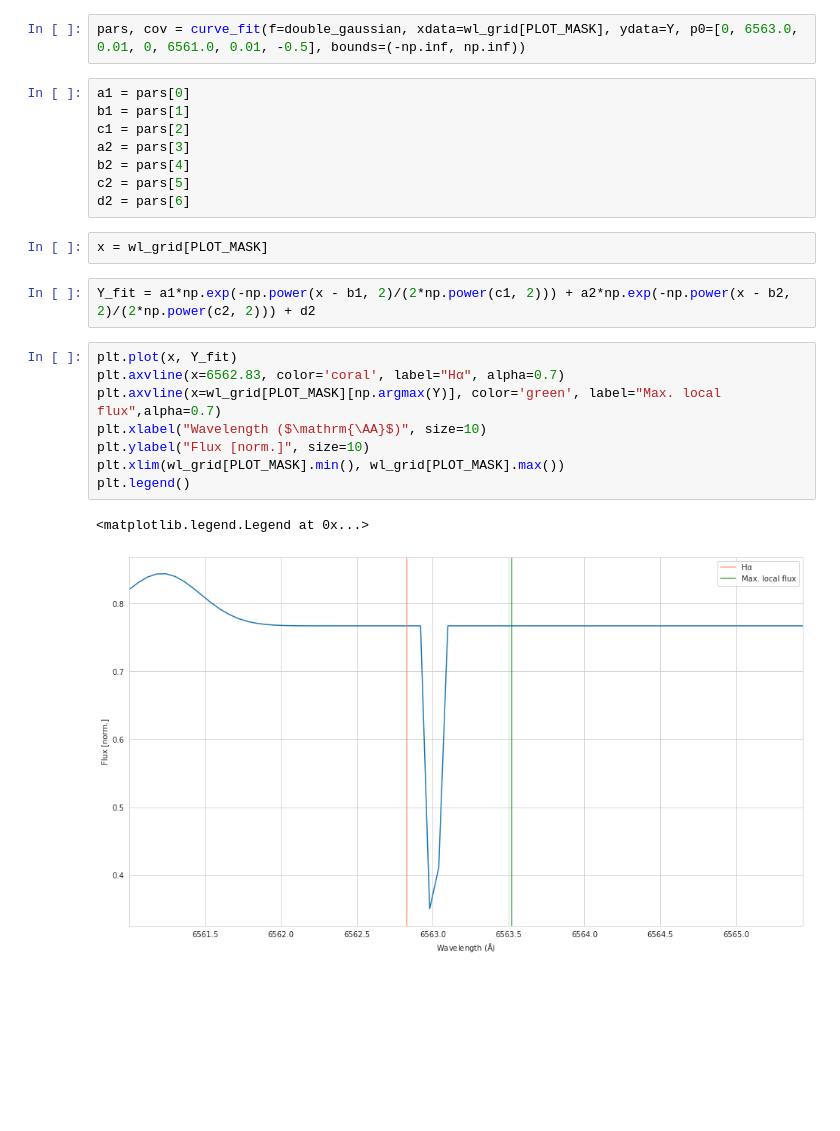
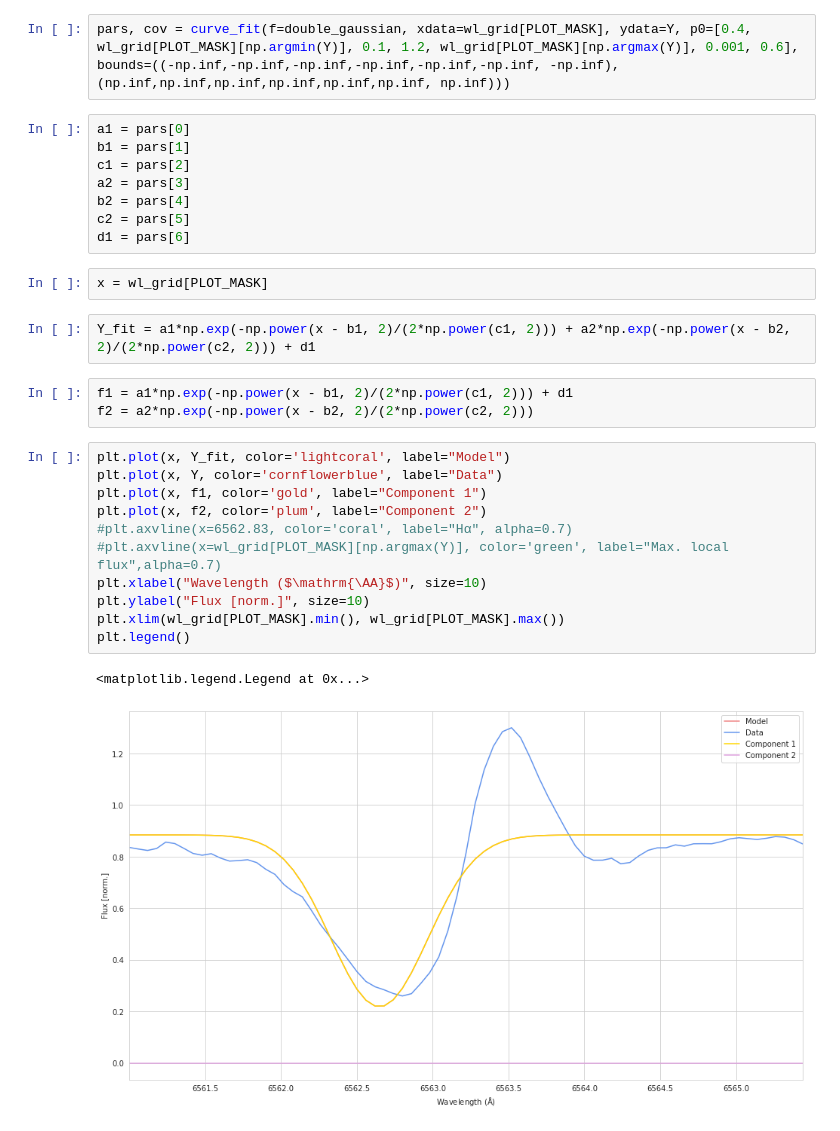
Before and after one commit to PravNJ/PCT-stars-GALAH, a Jupyter notebook: dtw-agglo-clustering.ipynb, the cells around one changed output. Saved outputs shown, nothing was run; the diff lists cells and outputs as text; blank space fills up the shorter version.

```diff
--- a/dtw-agglo-clustering.ipynb
+++ b/dtw-agglo-clustering.ipynb
@@ -310,7 +296,8 @@ def double_gaussian(x, a1, b1, c1, a2, b2, c2, d2):
 # %%
 from scipy.optimize import curve_fit
 # %%
-pars, cov = curve_fit(f=double_gaussian, xdata=wl_grid[PLOT_MASK], ydata=Y, p0=[0, 6563.0, 0.01, 0, 6561.0, 0.01, -0.5], bounds=(-np.inf, np.inf))
+pars, cov = curve_fit(f=double_gaussian, xdata=wl_grid[PLOT_MASK], ydata=Y, p0=[0.4, wl_grid[PLOT_MASK][np.argmin(Y)], 0.1, 1.2, wl_grid[PLOT_MASK][np.argmax(Y)], 0.001, 0.6],
+bounds=((-np.inf,-np.inf,-np.inf,-np.inf,-np.inf,-np.inf, -np.inf),(np.inf,np.inf,np.inf,np.inf,np.inf,np.inf, np.inf)))
 # %%
 a1 = pars[0]
 b1 = pars[1]
@@ -318,19 +305,25 @@ c1 = pars[2]
 a2 = pars[3]
 b2 = pars[4]
 c2 = pars[5]
-d2 = pars[6]
+d1 = pars[6]
 # %%
 x = wl_grid[PLOT_MASK]
 # %%
-Y_fit = a1*np.exp(-np.power(x - b1, 2)/(2*np.power(c1, 2))) + a2*np.exp(-np.power(x - b2, 2)/(2*np.power(c2, 2))) + d2
+Y_fit = a1*np.exp(-np.power(x - b1, 2)/(2*np.power(c1, 2))) + a2*np.exp(-np.power(x - b2, 2)/(2*np.power(c2, 2))) + d1
+# %%
+f1 = a1*np.exp(-np.power(x - b1, 2)/(2*np.power(c1, 2))) + d1
+f2 = a2*np.exp(-np.power(x - b2, 2)/(2*np.power(c2, 2)))
 # %%
-plt.plot(x, Y_fit)
-plt.axvline(x=6562.83, color='coral', label="Hα", alpha=0.7)
-plt.axvline(x=wl_grid[PLOT_MASK][np.argmax(Y)], color='green', label="Max. local flux",alpha=0.7)
+plt.plot(x, Y_fit, color='lightcoral', label="Model")
+plt.plot(x, Y, color='cornflowerblue', label="Data")
+plt.plot(x, f1, color='gold', label="Component 1")
+plt.plot(x, f2, color='plum', label="Component 2")
+#plt.axvline(x=6562.83, color='coral', label="Hα", alpha=0.7)
+#plt.axvline(x=wl_grid[PLOT_MASK][np.argmax(Y)], color='green', label="Max. local flux",alpha=0.7)
 plt.xlabel("Wavelength ($\mathrm{\AA}$)", size=10)
 plt.ylabel("Flux [norm.]", size=10)
 plt.xlim(wl_grid[PLOT_MASK].min(), wl_grid[PLOT_MASK].max())
 plt.legend()
 # %% [output]
 <matplotlib.legend.Legend at 0x...>
-[figure, old version]
+[figure, new version]
```
Also changed, not shown: parts of 2 cells of this notebook, 4 other files.
